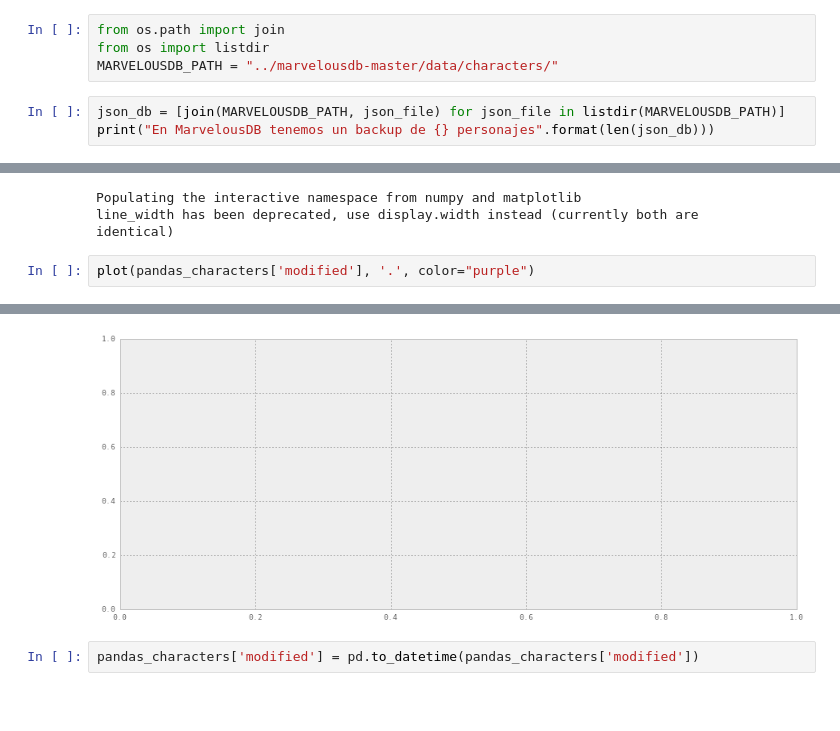
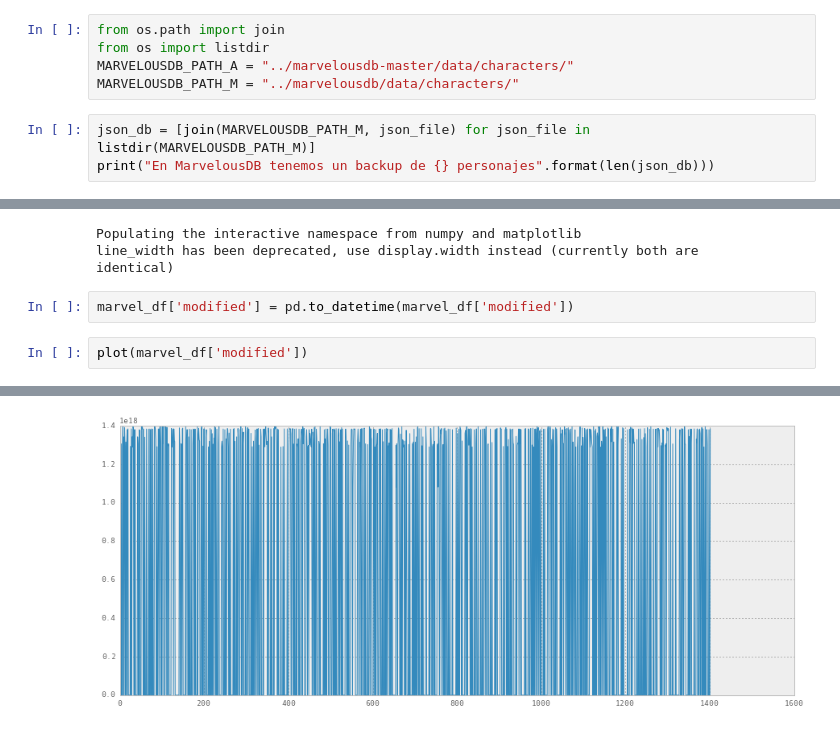
Before and after one commit to maigimenez/aurora, a Jupyter notebook: Aurora.ipynb, the cells around one changed output, grey strips where cells are left out. Drawn from its saved outputs; the diff is of its cells as text; blank space fills up the shorter version.

```diff
--- a/Aurora.ipynb
+++ b/Aurora.ipynb
@@ -121,9 +125,10 @@ import json
 # %%
 from os.path import join
 from os import listdir
-MARVELOUSDB_PATH = "../marvelousdb-master/data/characters/"
+MARVELOUSDB_PATH_A = "../marvelousdb-master/data/characters/"
+MARVELOUSDB_PATH_M = "../marvelousdb/data/characters/"
 # %%
-json_db = [join(MARVELOUSDB_PATH, json_file) for json_file in listdir(MARVELOUSDB_PATH)]
+json_db = [join(MARVELOUSDB_PATH_M, json_file) for json_file in listdir(MARVELOUSDB_PATH_M)]
 print("En MarvelousDB tenemos un backup de {} personajes".format(len(json_db)))
 # %% [output]
 En MarvelousDB tenemos un backup de 1402 personajes
@@ -1304,6 +1327,8 @@ from matplotlib.pyplot import *
 Populating the interactive namespace from numpy and matplotlib
 line_width has been deprecated, use display.width instead (currently both are
 identical)
+# %%
+marvel_df['modified'] = pd.to_datetime(marvel_df['modified'])
 # %%
-plot(pandas_characters['modified'], '.', color="purple")
+plot(marvel_df['modified'])
 # %% [output]
@@ -1311,3 +1336 @@ ValueError: could not convert string to float: '2013-10-24T14:17:31-0400'
-[figure, old version]
+[figure, new version]
-# %%
-pandas_characters['modified'] = pd.to_datetime(pandas_characters['modified'])
```
Also changed, not shown: parts of 102 cells of this notebook, 1 other file.
